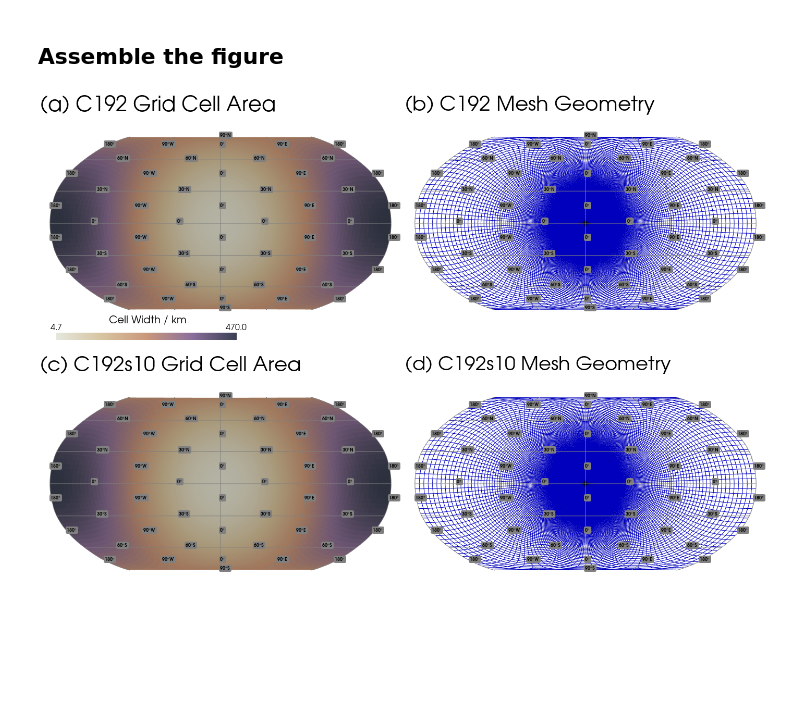
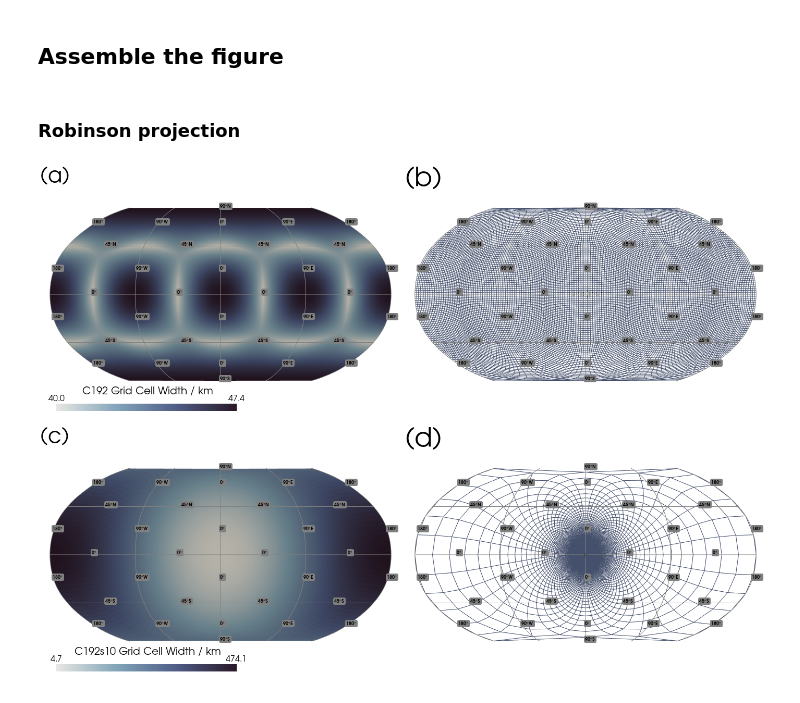
Before and after one commit to dennissergeev/stretched_mesh_code, a Jupyter notebook: src/scripts/Show-Mesh-Geometry.ipynb, the cells around one changed output. Saved outputs shown, nothing was run; the diff lists cells and outputs as text; code cells hidden in the pictures; blank space fills up the shorter version.

Commit message:
update NB for the mesh geometry

```diff
--- a/src/scripts/Show-Mesh-Geometry.ipynb
+++ b/src/scripts/Show-Mesh-Geometry.ipynb
@@ -71,44 +72,47 @@ for sim_label in show_sim:
 # Convert cell area to the cell width by taking a square root
 
 for sim_label in show_sim:
-    dset[sim_label]["cell_width"] = dset[sim_label]["cell_area"]**0.5
+    dset[sim_label]["cell_width"] = dset[sim_label]["cell_area"] ** 0.5
     dset[sim_label]["cell_width"].convert_units("km")
     dset[sim_label]["cell_width"].rename("grid_cell_width")
+    dset[sim_label]["cell_width"].attributes.pop("invalid_standard_name")
 # %%
-t_idx = 0
-
 gv_meshes = {}
 for sim_label in show_sim:
     gv_meshes[sim_label] = {}
     gv_meshes[sim_label]["cell_width"] = cube2d_to_mesh(dset[sim_label]["cell_width"])
 
     for var_name in dset[sim_label]["mg_meshes"]:
-        gv_meshes[sim_label][var_name] = mesh_to_gv_mesh(dset[sim_label]["mg_meshes"][var_name])
+        gv_meshes[sim_label][var_name] = mesh_to_gv_mesh(
+            dset[sim_label]["mg_meshes"][var_name]
+        )
 # %% [markdown]
 ## Assemble the figure
+# %% [markdown]
+### Robinson projection
 # %%
 plotter = gv.GeoPlotter(
     window_size=[1400, 1000], crs=ccrs.Robinson(), shape=(2, 2), border=False
 )
 zoom = 1.5
-kw_grat = dict(lon_step=90, lat_step=30, mesh_args={"color": "grey"})
+kw_grat = dict(lon_step=90, lat_step=45, mesh_args={"color": "grey"})
 letters = subplot_label_generator()
 
 for sim_idx, sim_label in enumerate(show_sim):
     plotter.subplot(sim_idx, 0)
     plotter.add_text(
-        f"({next(letters)}) {SIMULATIONS[sim_label]['title']} Grid Cell Area",
+        f"({next(letters)})",
         position="upper_left",
-        font_size=20,
+        font_size=16,
     )
     plotter.add_mesh(
         gv_meshes[sim_label]["cell_width"].copy(),
-        clim=[4.7, 470],
-        cmap=swiftascmaps.nineteen_eighty_nine_r,
+        # clim=clim[sim_label],
+        cmap=swiftascmaps.midnights_r,
         show_scalar_bar=True,
         zlevel=0,
         scalar_bar_args={
-            "title": "Cell Width / km",
+            "title": f"{SIMULATIONS[sim_label]['title']} Grid Cell Width / km",
             "title_font_size": 20,
             "label_font_size": 16,
             "shadow": False,
@@ -117,36 +121,37 @@ for sim_idx, sim_label in enumerate(show_sim):
             "fmt": "%.1f",
             "font_family": "arial",
             "width": 0.5,
             "vertical": False,
             "position_x": 0.05,
             "position_y": 0.05,
         },
     )
     plotter.add_graticule(**kw_grat)
     plotter.view_xy()
     plotter.camera.zoom(zoom)
 
     plotter.subplot(sim_idx, 1)
     plotter.add_text(
-        f"({next(letters)}) {SIMULATIONS[sim_label]['title']} Mesh Geometry",
+        f"({next(letters)})",
         position="upper_left",
         font_size=20,
     )
     plotter.add_mesh(
-        gv_meshes[sim_label]["dynamics"],
+        gv_meshes[sim_label]["multigrid_l2"],
         style="wireframe",
-        color="blue",
-        line_width=1,
+        color="#586891",
+        line_width=0.01,
     )
     plotter.add_graticule(**kw_grat)
     plotter.view_xy()
     plotter.camera.zoom(zoom)
 
 
 plotter.show(jupyter_backend="static")
 
 plotter.screenshot(
-    paths.figures / f"{'_'.join(SIMULATIONS[sim_label]['long_name'] for sim_label in show_sim)}__cell_geometry"
+    paths.figures
+    / f"{'_'.join(SIMULATIONS[sim_label]['long_name'] for sim_label in show_sim)}__cell_geometry"
 );
 # %% [output]
-[figure, old version]
+[figure, new version]
```
Also changed, not shown: parts of 4 cells of this notebook, 2 other files.
